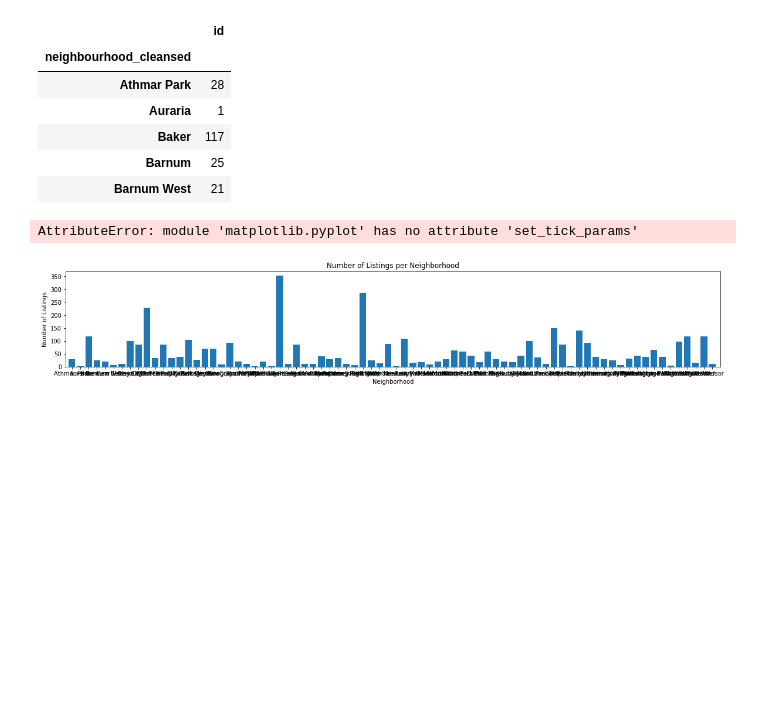
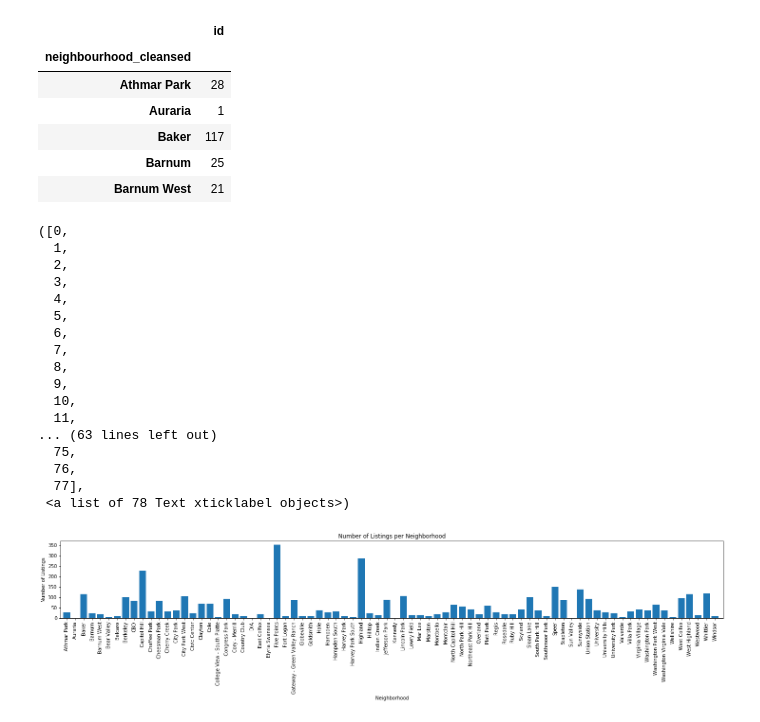
Before and after one commit to jschne1989/project1, a Jupyter notebook: project1_airbnb_tim.ipynb, the cells around one changed output. Drawn from its saved outputs; the diff is of its cells as text; code cells hidden in the pictures; blank space fills up the shorter version.

Commit message:
update listing bar chart and heatmap developer

```diff
--- a/project1_airbnb_tim.ipynb
+++ b/project1_airbnb_tim.ipynb
@@ -79,15 +81,31 @@ grouped_neighborhood.head()
 # %%
 #reset index
 neighborhood = grouped_neighborhood.reset_index()
 
 #create bar chart
-plt.figure(figsize=(20,3))
+plt.figure(figsize=(25,3))
 plt.bar(neighborhood['neighbourhood_cleansed'], neighborhood['id'])
 plt.xlabel('Neighborhood')
 plt.ylabel('Number of Listings')
 plt.title('Number of Listings per Neighborhood')
 plt.xlim(-0.75, len(neighborhood['neighbourhood_cleansed']))
-# plt.set_tick_params(rotation=45, ha='left')
+plt.xticks(rotation=90)
 # %% [output]
-AttributeError: module 'matplotlib.pyplot' has no attribute 'set_tick_params'
+([0,
+  1,
+  2,
+  3,
+  4,
+  5,
+  6,
+  7,
+  8,
+  9,
+  10,
+  11,
+... (63 lines left out)
+  75,
+  76,
+  77],
+ <a list of 78 Text xticklabel objects>)
-[figure, old version]
+[figure, new version]
```
Also changed, not shown: parts of 2 cells of this notebook.
